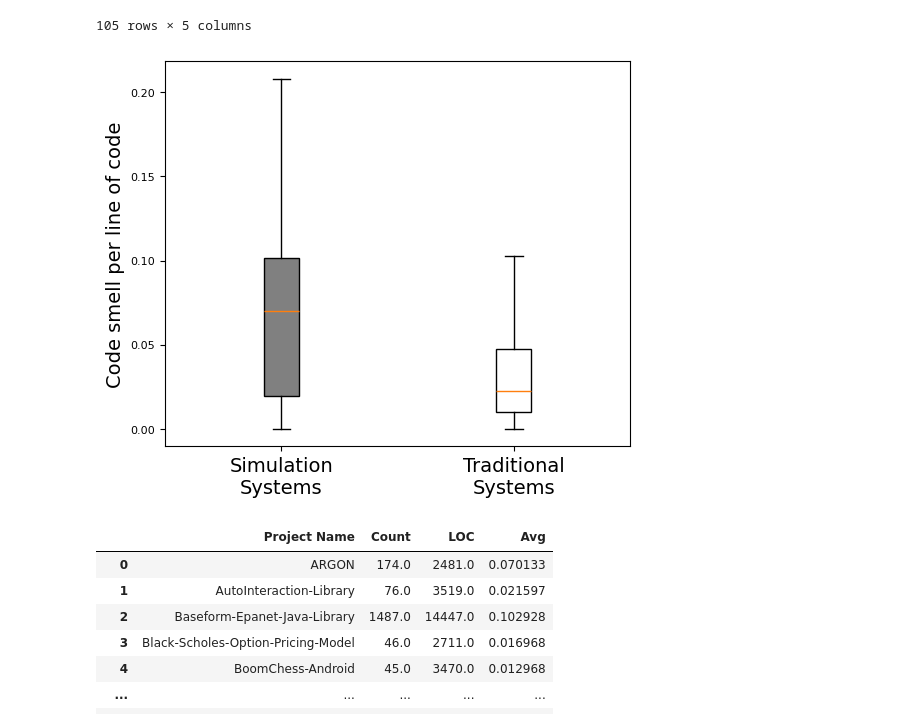
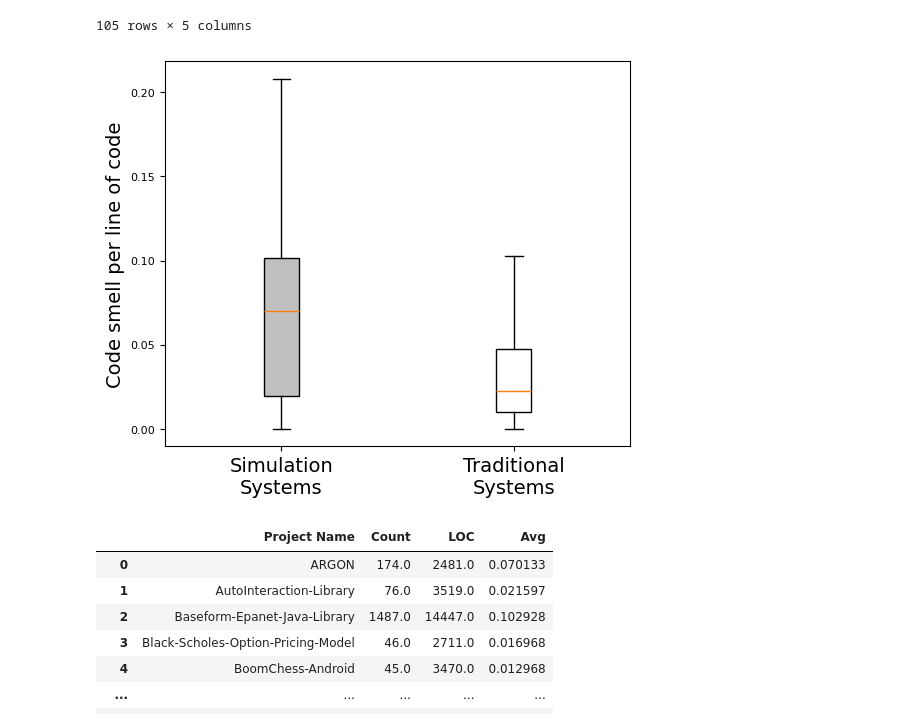
Before and after one commit to riasat-mahbub/sim_emperical_replication, a Jupyter notebook: 3 RQ1 Part 1.ipynb, the cells around one changed output. Cells and saved outputs as stored; diff of their text form; code cells hidden in the pictures.

```diff
--- a/3 RQ1 Part 1.ipynb
+++ b/3 RQ1 Part 1.ipynb
@@ -406,30 +360,30 @@ magsdf
 105 rows × 5 columns
 # %%
 fig, ax = plt.subplots(figsize =(6, 5))
-box1 = ax.boxplot([super_mgsdf['Avg']], labels=["Simulation\nSystems"], positions=[1], patch_artist=True,  boxprops=dict(facecolor="gray", color="black"), showfliers=False)
+box1 = ax.boxplot([super_mgsdf['Avg']], labels=["Simulation\nSystems"], positions=[1], patch_artist=True,  boxprops=dict(facecolor="silver", color="black"), showfliers=False)
 box1 = ax.boxplot([super_mgtdf['Avg']], labels=["Traditional\nSystems"], positions=[2], patch_artist=True,  boxprops=dict(facecolor="white", color="black"), showfliers=False)
 # plt.ylim(0,0.3)
 
 ax.tick_params(axis='both', which='major', labelsize=8)
 ax.tick_params(axis='both', which='minor', labelsize=8)
 
 # # Create a custom legend
 # legend_labels = ['Simulation Software', 'Traditional Software']
 # legend_colors = ['white', 'gray']
 # custom_legend = [plt.Line2D([0], [0], marker='s', color='black', markerfacecolor=color, markersize=10, label=label)
 #                  for label, color in zip(legend_labels, legend_colors)]
 
 # Add the legend to the figure
 # fig.legend(handles=custom_legend, loc='lower left', bbox_to_anchor=(0.56, 0.72), title="Legend")
 
 plt.xticks(fontsize=14)
 plt.ylabel('Code smell per line of code', size=14)
 
 # plt.title('')
 
 plt.savefig('comparison_box_plot.png')
 # %% [output]
-[figure, old version]
+[figure, new version]
 # %%
 super_mgsdf
 # %% [output]
```
Also changed, not shown: parts of 9 cells of this notebook, 3 other files.
